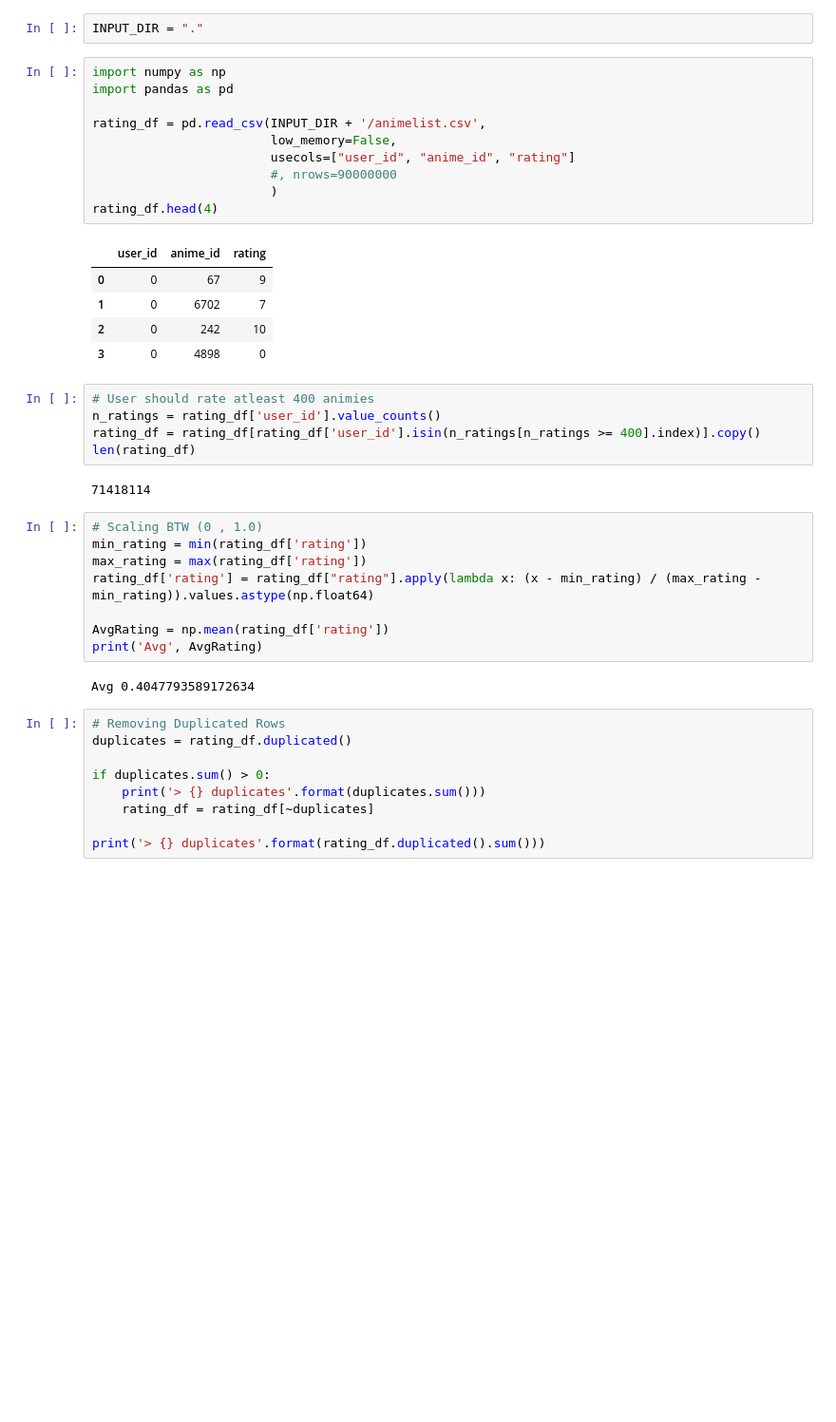
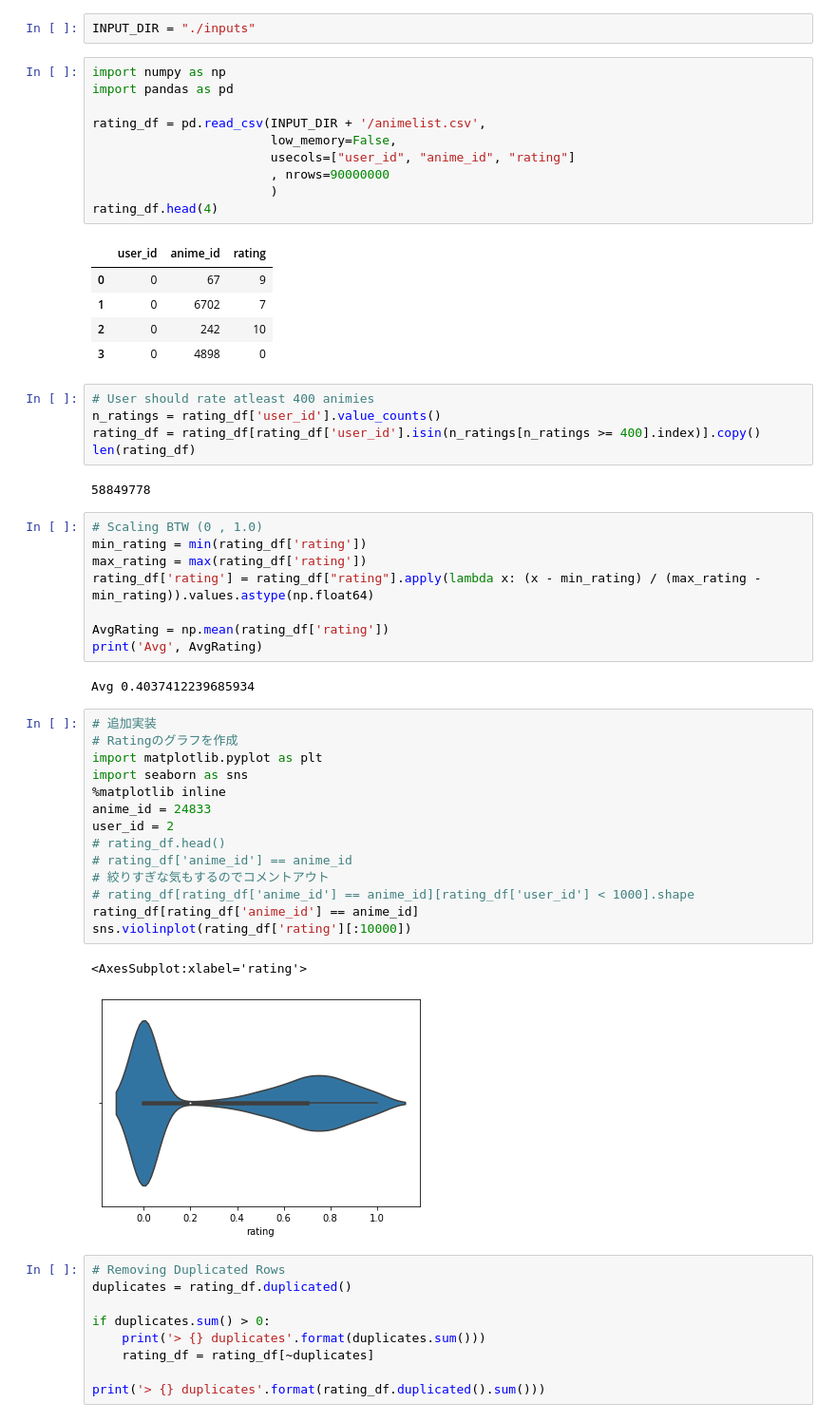
Before and after one commit to Taiki-jp/anime-recommendation-database-2020, a Jupyter notebook: recommendation-system-cf-anime.ipynb, the cells around one changed output. Shown: that part at 95% size. Saved outputs shown, nothing was run; the diff lists cells and outputs as text; blank space fills up the shorter version.

```diff
--- a/recommendation-system-cf-anime.ipynb
+++ b/recommendation-system-cf-anime.ipynb
@@ -9,7 +9,7 @@
 + **Task 2**: finding similar users
 + **Task 3**: Recommending Animes for a random user
 # %%
-INPUT_DIR = "."
+INPUT_DIR = "./inputs"
 # %%
 import numpy as np
 import pandas as pd
@@ -17,7 +17,7 @@ import pandas as pd
 rating_df = pd.read_csv(INPUT_DIR + '/animelist.csv',
                         low_memory=False,
                         usecols=["user_id", "anime_id", "rating"]
-                        #, nrows=90000000
+                        , nrows=90000000
                         )
 rating_df.head(4)
 # %% [output]
@@ -32,7 +32,7 @@ n_ratings = rating_df['user_id'].value_counts()
 rating_df = rating_df[rating_df['user_id'].isin(n_ratings[n_ratings >= 400].index)].copy()
 len(rating_df)
 # %% [output]
-71418114
+58849778
 # %%
 # Scaling BTW (0 , 1.0)
 min_rating = min(rating_df['rating'])
@@ -42,7 +42,24 @@ rating_df['rating'] = rating_df["rating"].apply(lambda x: (x - min_rating) / (ma
 AvgRating = np.mean(rating_df['rating'])
 print('Avg', AvgRating)
 # %% [output]
-Avg 0.4047793589172634
+Avg 0.4037412239685934
+# %%
+# 追加実装
+# Ratingのグラフを作成
+import matplotlib.pyplot as plt
+import seaborn as sns
+%matplotlib inline
+anime_id = 24833
+user_id = 2
+# rating_df.head()
+# rating_df['anime_id'] == anime_id
+# 絞りすぎな気もするのでコメントアウト
+# rating_df[rating_df['anime_id'] == anime_id][rating_df['user_id'] < 1000].shape
+rating_df[rating_df['anime_id'] == anime_id]
+sns.violinplot(rating_df['rating'][:10000])
+# %% [output]
+<AxesSubplot:xlabel='rating'>
+[figure, added]
 # %%
 # Removing Duplicated Rows
 duplicates = rating_df.duplicated()
```
Also changed, not shown: 3 other files.
